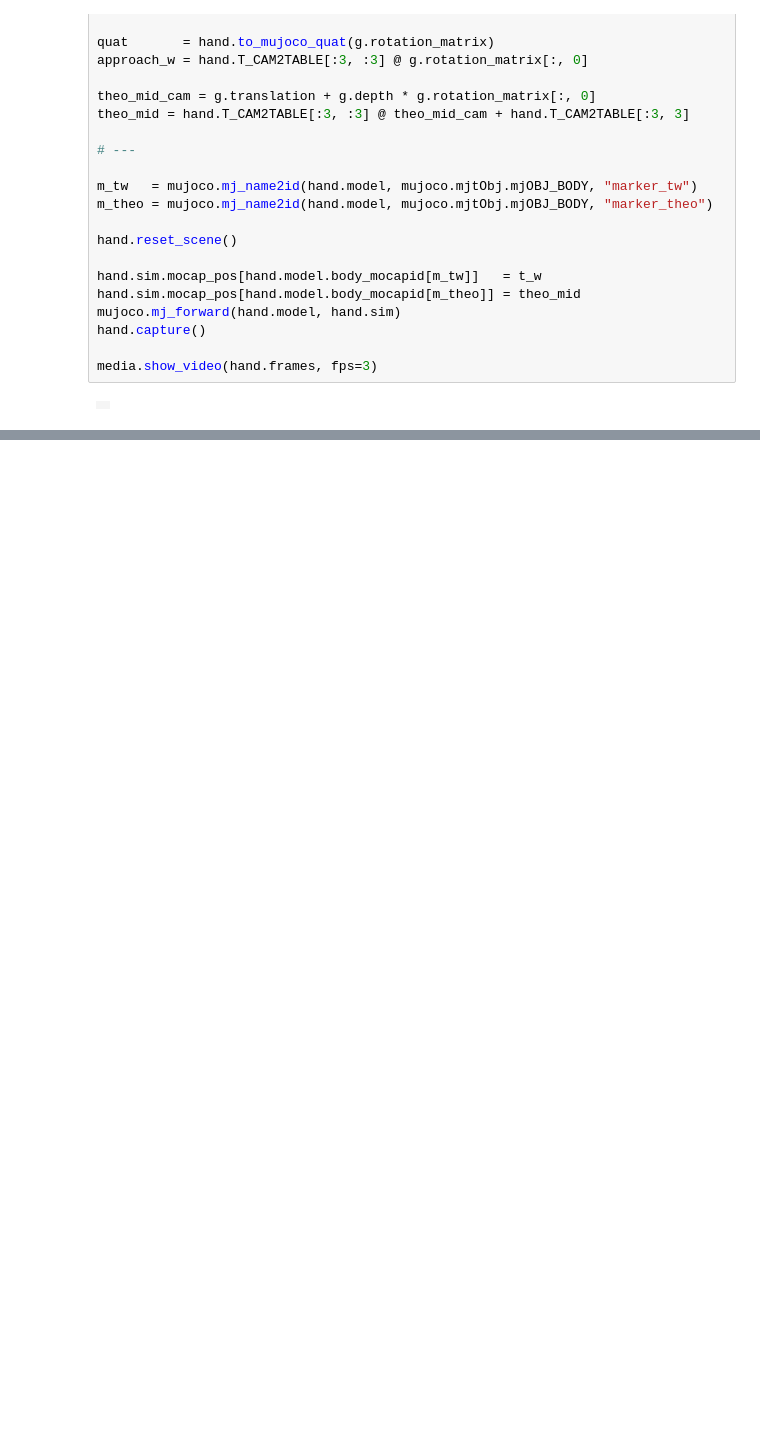
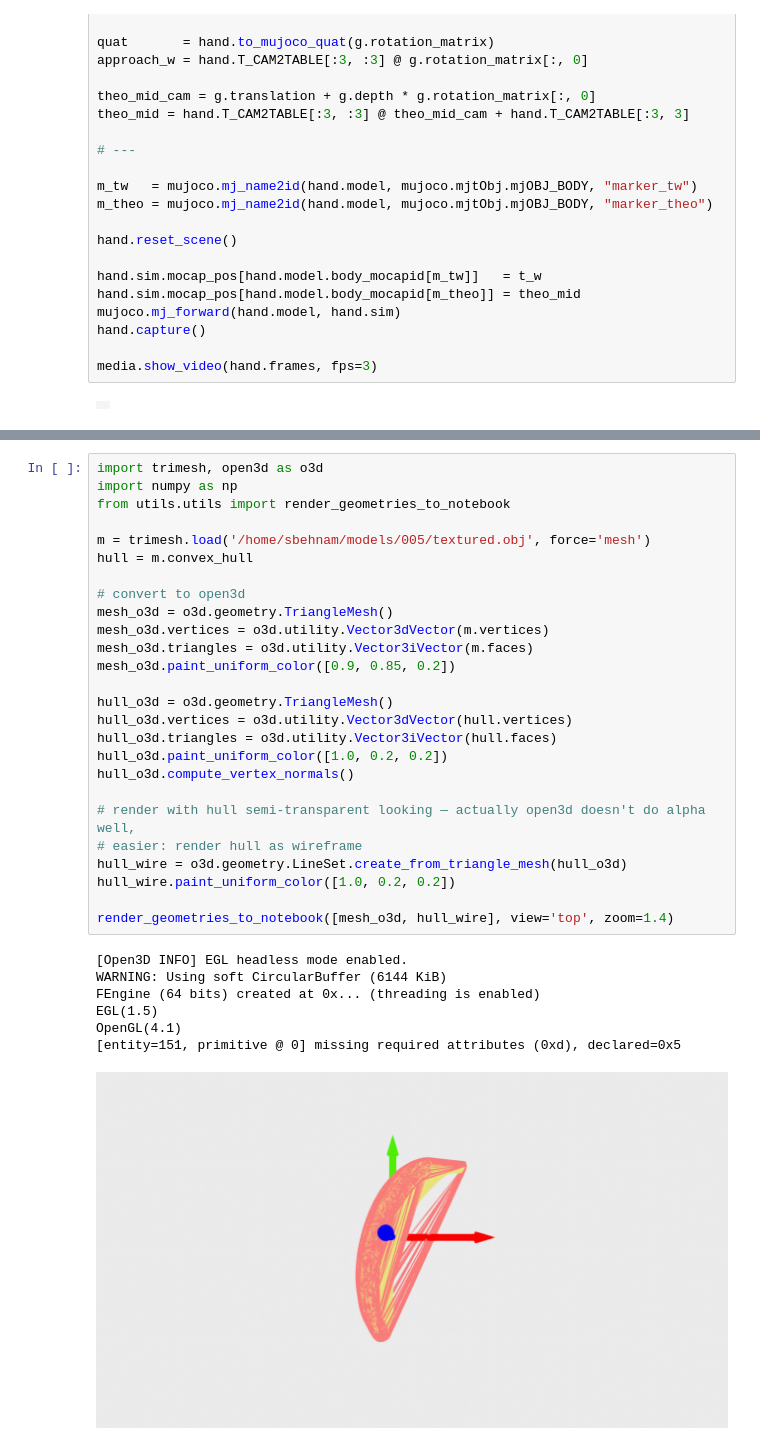
Before and after one commit to sina-behnam/Grasp2sim, a Jupyter notebook: notebooks/sim_debug.ipynb, the cells around one changed output, grey strips where cells are left out. Saved outputs shown, nothing was run; the diff lists cells and outputs as text; blank space fills up the shorter version.

```diff
--- a/notebooks/sim_debug.ipynb
+++ b/notebooks/sim_debug.ipynb
@@ -339,0 +297,34 @@ error       = 364.7 mm
+# %%
+import trimesh, open3d as o3d
+import numpy as np
+from utils.utils import render_geometries_to_notebook
+
+m = trimesh.load('/home/sbehnam/models/005/textured.obj', force='mesh')
+hull = m.convex_hull
+
+# convert to open3d
+mesh_o3d = o3d.geometry.TriangleMesh()
+mesh_o3d.vertices = o3d.utility.Vector3dVector(m.vertices)
+mesh_o3d.triangles = o3d.utility.Vector3iVector(m.faces)
+mesh_o3d.paint_uniform_color([0.9, 0.85, 0.2])
+
+hull_o3d = o3d.geometry.TriangleMesh()
+hull_o3d.vertices = o3d.utility.Vector3dVector(hull.vertices)
+hull_o3d.triangles = o3d.utility.Vector3iVector(hull.faces)
+hull_o3d.paint_uniform_color([1.0, 0.2, 0.2])
+hull_o3d.compute_vertex_normals()
+
+# render with hull semi-transparent looking — actually open3d doesn't do alpha well,
+# easier: render hull as wireframe
+hull_wire = o3d.geometry.LineSet.create_from_triangle_mesh(hull_o3d)
+hull_wire.paint_uniform_color([1.0, 0.2, 0.2])
+
+render_geometries_to_notebook([mesh_o3d, hull_wire], view='top', zoom=1.4)
+# %% [output]
+[Open3D INFO] EGL headless mode enabled.
+WARNING: Using soft CircularBuffer (6144 KiB)
+FEngine (64 bits) created at 0x... (threading is enabled)
+EGL(1.5)
+OpenGL(4.1)
+[entity=151, primitive @ 0] missing required attributes (0xd), declared=0x5
+[figure, added]
```
Also changed, not shown: parts of 11 cells of this notebook.
